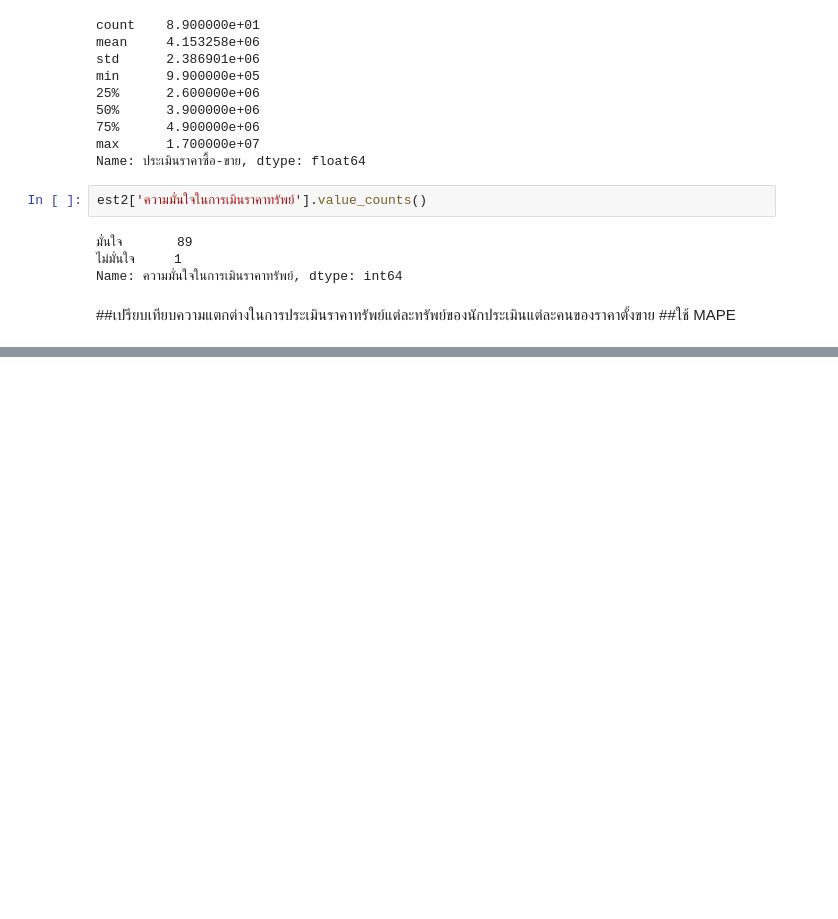
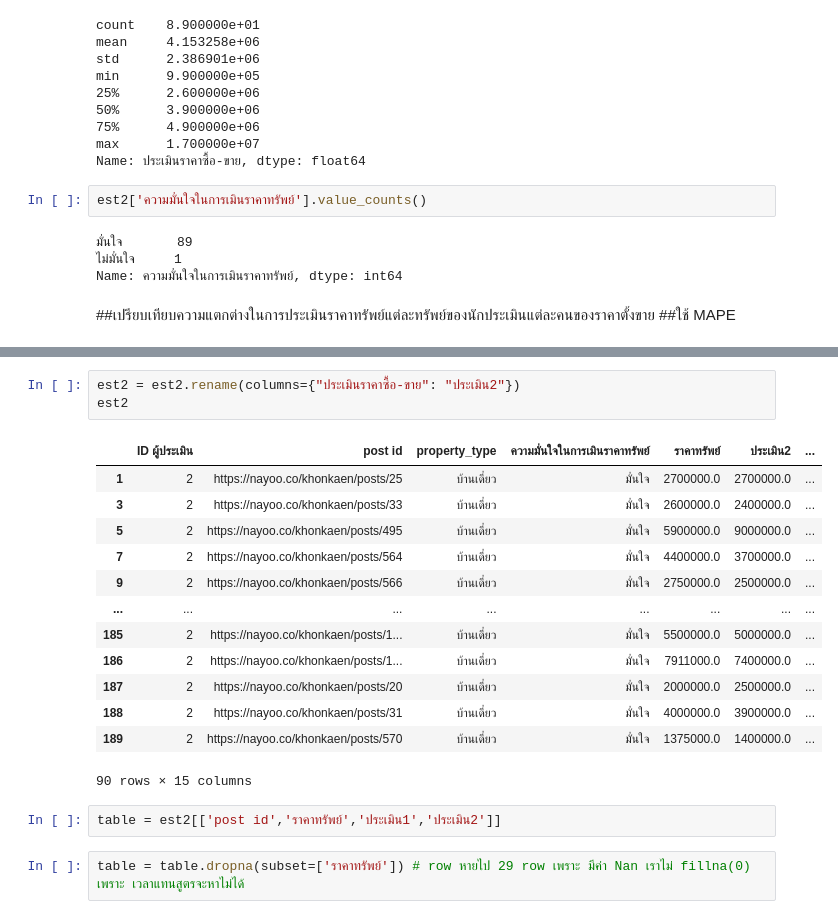
Before and after one commit to SasiwimonV/bsc_dpdm22, a Jupyter notebook: [dataprep1]_property_estimator.ipynb, the cells around one changed output, grey strips where cells are left out. Cells and saved outputs as stored; diff of their text form; blank space fills up the shorter version.

```diff
--- a/[dataprep1]_property_estimator.ipynb
+++ b/[dataprep1]_property_estimator.ipynb
@@ -167,0 +182,21 @@ See the caveats in the documentation: https://pandas.pydata.org/pandas-docs/stab
+# %%
+est2 = est2.rename(columns={"ประเมินราคาซื้อ-ขาย": "ประเมิน2"})
+est2
+# %% [output]
+|  | ID ผู้ประเมิน | post id | property_type | ความมั่นใจในการเมินราคาทรัพย์ | ราคาทรัพย์ | ประเมิน2 | ... |
+| 1 | 2 | https://nayoo.co/khonkaen/posts/25 | บ้านเดี่ยว | มั่นใจ | 2700000.0 | 2700000.0 | ... |
+| 3 | 2 | https://nayoo.co/khonkaen/posts/33 | บ้านเดี่ยว | มั่นใจ | 2600000.0 | 2400000.0 | ... |
+| 5 | 2 | https://nayoo.co/khonkaen/posts/495 | บ้านเดี่ยว | มั่นใจ | 5900000.0 | 9000000.0 | ... |
+| 7 | 2 | https://nayoo.co/khonkaen/posts/564 | บ้านเดี่ยว | มั่นใจ | 4400000.0 | 3700000.0 | ... |
+| 9 | 2 | https://nayoo.co/khonkaen/posts/566 | บ้านเดี่ยว | มั่นใจ | 2750000.0 | 2500000.0 | ... |
+| ... | ... | ... | ... | ... | ... | ... | ... |
+| 185 | 2 | https://nayoo.co/khonkaen/posts/1... | บ้านเดี่ยว | มั่นใจ | 5500000.0 | 5000000.0 | ... |
+| 186 | 2 | https://nayoo.co/khonkaen/posts/1... | บ้านเดี่ยว | มั่นใจ | 7911000.0 | 7400000.0 | ... |
+| 187 | 2 | https://nayoo.co/khonkaen/posts/20 | บ้านเดี่ยว | มั่นใจ | 2000000.0 | 2500000.0 | ... |
+| 188 | 2 | https://nayoo.co/khonkaen/posts/31 | บ้านเดี่ยว | มั่นใจ | 4000000.0 | 3900000.0 | ... |
+| 189 | 2 | https://nayoo.co/khonkaen/posts/570 | บ้านเดี่ยว | มั่นใจ | 1375000.0 | 1400000.0 | ... |
+90 rows × 15 columns
+# %%
+table = est2[['post id','ราคาทรัพย์','ประเมิน1','ประเมิน2']]
+# %%
+table = table.dropna(subset=['ราคาทรัพย์']) # row หายไป 29 row เพราะ มีค่า Nan เราไม่ fillna(0) เพราะ เวลาแทนสูตรจะหาไม่ได้
```
Also changed, not shown: parts of 93 cells of this notebook.
